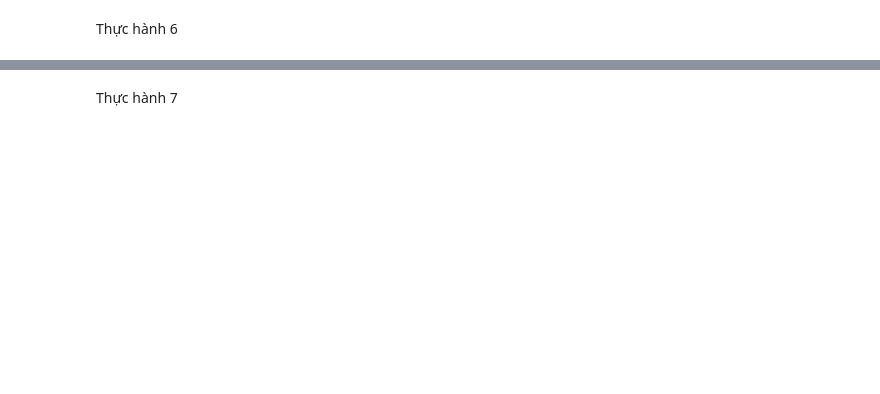
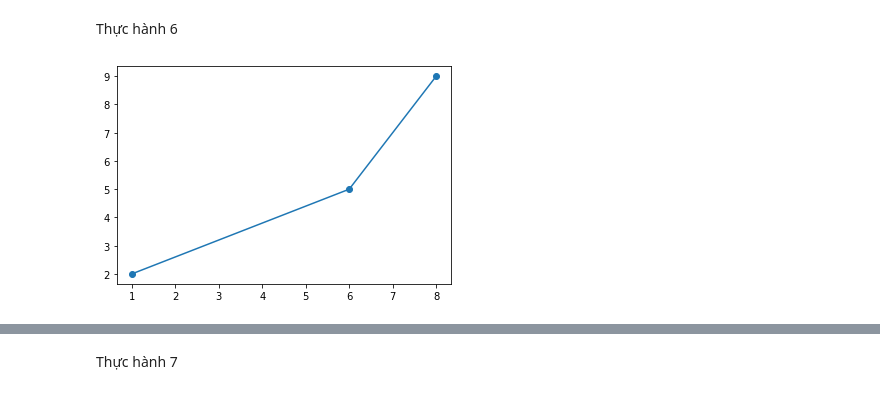
Before and after one commit to gnasche-2003/thuchanhtoancp, a Jupyter notebook: Buổi_2.ipynb, the cells around one changed output, grey strips where cells are left out. Saved outputs shown, nothing was run; the diff lists cells and outputs as text; code cells hidden in the pictures; blank space fills up the shorter version.

```diff
--- a/Buổi_2.ipynb
+++ b/Buổi_2.ipynb
@@ -13,2 +102,7 @@ Thực hành 5
 # %% [markdown]
 Thực hành 6
+# %%
+plot(x_numbers, y_numbers, marker='o')
+show()
+# %% [output]
+[figure, added]
```
Also changed, not shown: parts of 28 cells of this notebook.
